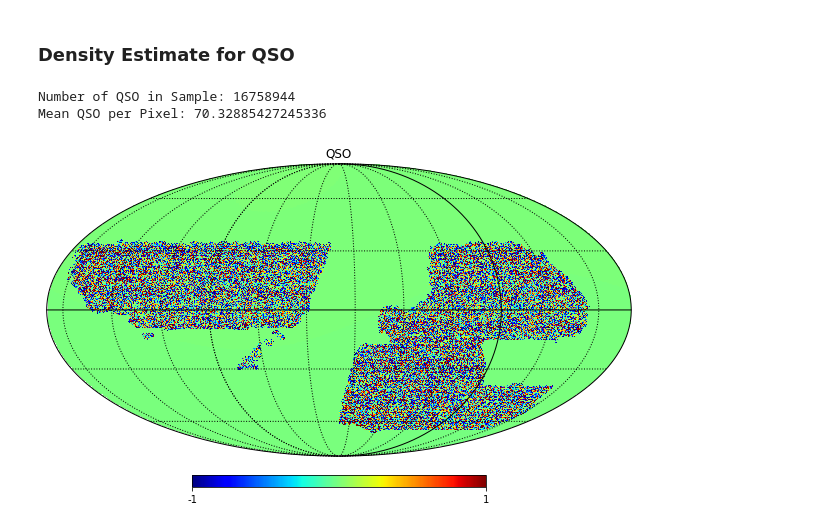
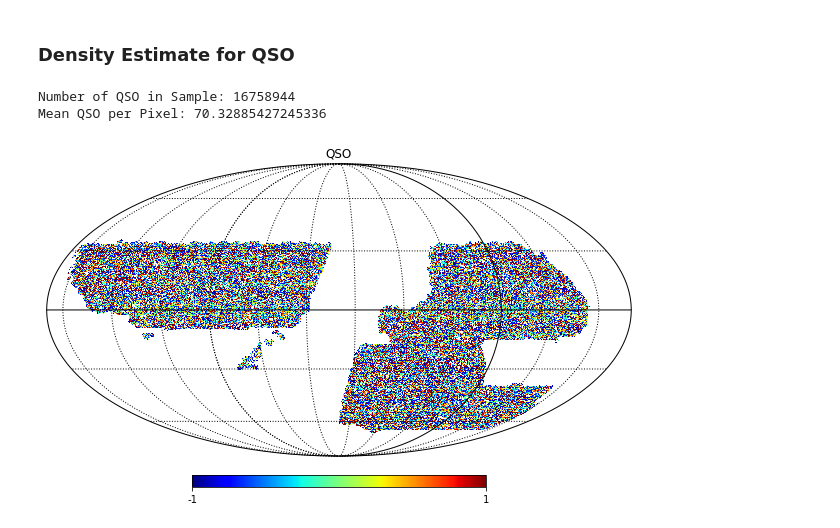
Before and after one commit to elleggert/astrostatistics, a Jupyter notebook: data_exploration/galaxy_density.ipynb, the cells around one changed output. Cells and saved outputs as stored; diff of their text form; code cells hidden in the pictures.

```diff
--- a/data_exploration/galaxy_density.ipynb
+++ b/data_exploration/galaxy_density.ipynb
@@ -131,29 +135,32 @@ Mean ELG per Pixel: 50.19277149302081
 # %%
 
 df_QSO = df[df["Target_type"] == 3]
 ra_QSO = df_QSO["RA"].to_numpy(copy=True)
 dec_QSO = df_QSO["DEC"].to_numpy(copy=True)
 theta, phi = raDec2thetaPhi(ra_QSO, dec_QSO)
 
 
 print("Number of QSO in Sample:", len(ra_QSO))
 
 m_QSO = np.zeros(NPIX)
 QSO_pixel_indices = hp.ang2pix(NSIDE, theta, phi)
 
 # Finding out unique indices and how often they appear --> shows the density of LRGs in this pixel
 (unique, counts) = np.unique(QSO_pixel_indices, return_counts=True)
 
 mean_QSO = counts.mean()
 print("Mean QSO per Pixel:", mean_QSO)
 
 # Calculating Densities for every block
 density_QSO = (counts / mean_QSO) - 1
 
 m_QSO[unique] = density_QSO
-hp.mollview(m_QSO, title="QSO", min=-1, max=1,cmap="jet", notext=False, bgcolor='white', rot=(100,0,0), badcolor='white', remove_dip=True, remove_mono=True)
+
+mask = (m_QSO == 0)
+m_QSO[mask] = np.nan
+hp.mollview(m_QSO, title="QSO", min=-1, max=1,cmap="jet", notext=False, rot=(100,0,0), badcolor='white', remove_dip=True, remove_mono=True)
 hp.graticule()
 # %% [output]
 Number of QSO in Sample: 16758944
 Mean QSO per Pixel: 70.32885427245336
-[figure, old version]
+[figure, new version]
```
Also changed, not shown: parts of 3 cells of this notebook.
